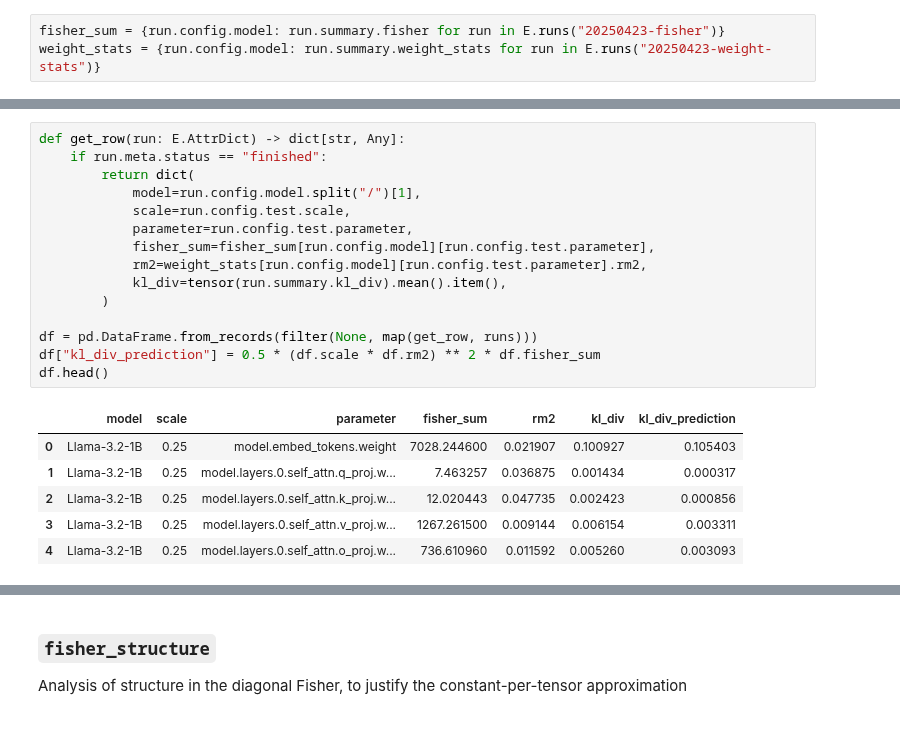
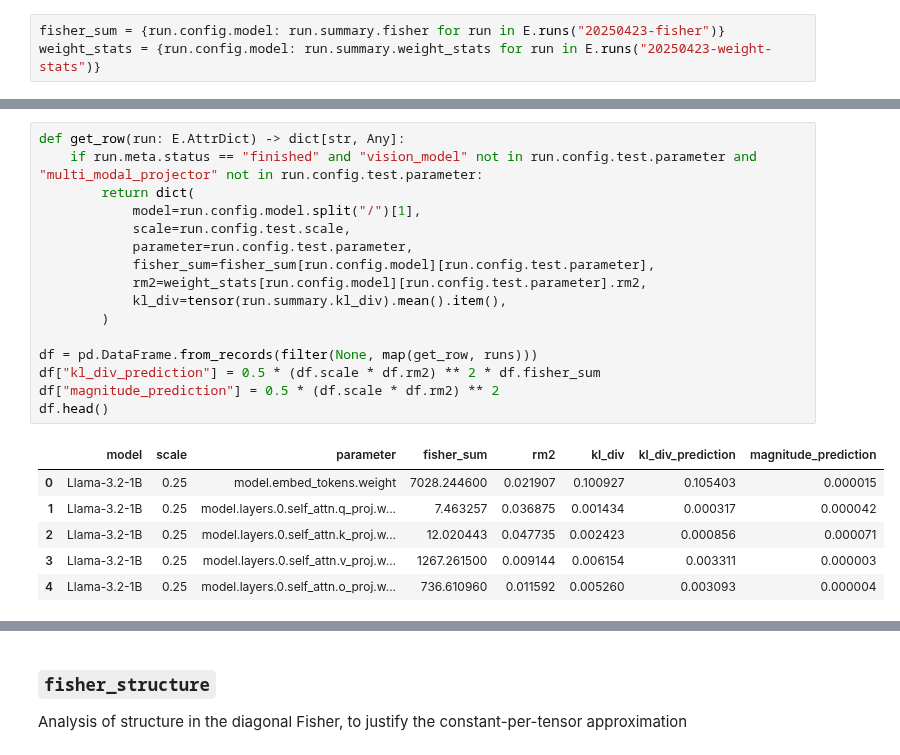
Before and after one commit to graphcore-research/llama-mobile-vlm, a Jupyter notebook: 20250127-FormatsCascade/AnalysisModelFormats.ipynb, the cells around one changed output, grey strips where cells are left out. Drawn from its saved outputs; the diff is of its cells as text.

```diff
--- a/20250127-FormatsCascade/AnalysisModelFormats.ipynb
+++ b/20250127-FormatsCascade/AnalysisModelFormats.ipynb
@@ -43,23 +47,24 @@ display(dict(collections.Counter(run.config.model for run in runs)))
 # %%
 def get_row(run: E.AttrDict) -> dict[str, Any]:
-    if run.meta.status == "finished":
+    if run.meta.status == "finished" and "vision_model" not in run.config.test.parameter and "multi_modal_projector" not in run.config.test.parameter:
         return dict(
             model=run.config.model.split("/")[1],
             scale=run.config.test.scale,
             parameter=run.config.test.parameter,
             fisher_sum=fisher_sum[run.config.model][run.config.test.parameter],
             rm2=weight_stats[run.config.model][run.config.test.parameter].rm2,
             kl_div=tensor(run.summary.kl_div).mean().item(),
         )
 
 df = pd.DataFrame.from_records(filter(None, map(get_row, runs)))
 df["kl_div_prediction"] = 0.5 * (df.scale * df.rm2) ** 2 * df.fisher_sum
+df["magnitude_prediction"] = 0.5 * (df.scale * df.rm2) ** 2
 df.head()
 # %% [output]
-|  | model | scale | parameter | fisher_sum | rm2 | kl_div | kl_div_prediction |
-| 0 | Llama-3.2-1B | 0.25 | model.embed_tokens.weight | 7028.244600 | 0.021907 | 0.100927 | 0.105403 |
-| 1 | Llama-3.2-1B | 0.25 | model.layers.0.self_attn.q_proj.w... | 7.463257 | 0.036875 | 0.001434 | 0.000317 |
-| 2 | Llama-3.2-1B | 0.25 | model.layers.0.self_attn.k_proj.w... | 12.020443 | 0.047735 | 0.002423 | 0.000856 |
-| 3 | Llama-3.2-1B | 0.25 | model.layers.0.self_attn.v_proj.w... | 1267.261500 | 0.009144 | 0.006154 | 0.003311 |
-| 4 | Llama-3.2-1B | 0.25 | model.layers.0.self_attn.o_proj.w... | 736.610960 | 0.011592 | 0.005260 | 0.003093 |
+|  | model | scale | parameter | fisher_sum | rm2 | kl_div | kl_div_prediction | magnitude_prediction |
+| 0 | Llama-3.2-1B | 0.25 | model.embed_tokens.weight | 7028.244600 | 0.021907 | 0.100927 | 0.105403 | 0.000015 |
+| 1 | Llama-3.2-1B | 0.25 | model.layers.0.self_attn.q_proj.w... | 7.463257 | 0.036875 | 0.001434 | 0.000317 | 0.000042 |
+| 2 | Llama-3.2-1B | 0.25 | model.layers.0.self_attn.k_proj.w... | 12.020443 | 0.047735 | 0.002423 | 0.000856 | 0.000071 |
+| 3 | Llama-3.2-1B | 0.25 | model.layers.0.self_attn.v_proj.w... | 1267.261500 | 0.009144 | 0.006154 | 0.003311 | 0.000003 |
+| 4 | Llama-3.2-1B | 0.25 | model.layers.0.self_attn.o_proj.w... | 736.610960 | 0.011592 | 0.005260 | 0.003093 | 0.000004 |
 # %%
```
Also changed, not shown: parts of 3 cells of this notebook, 1 other file.
